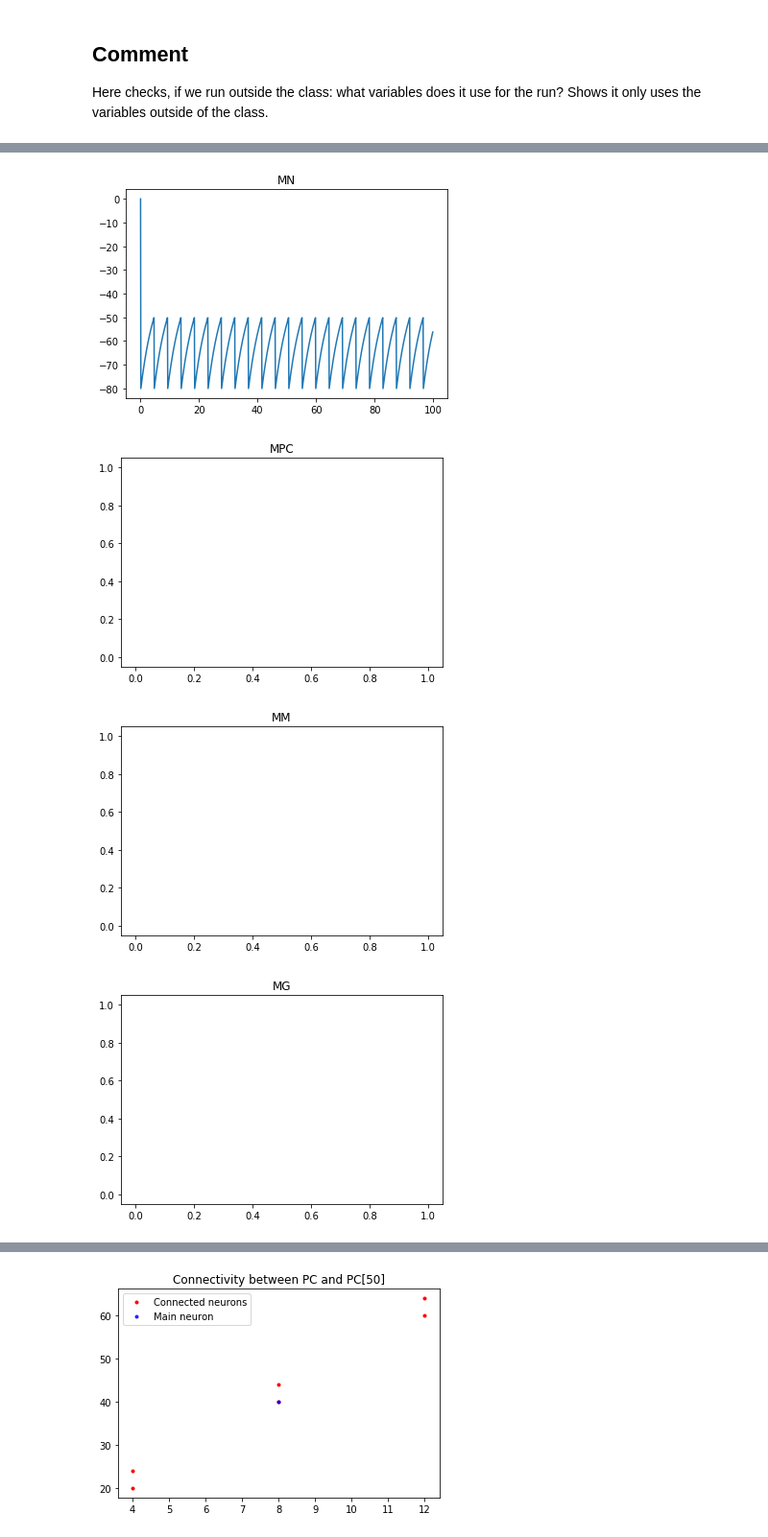
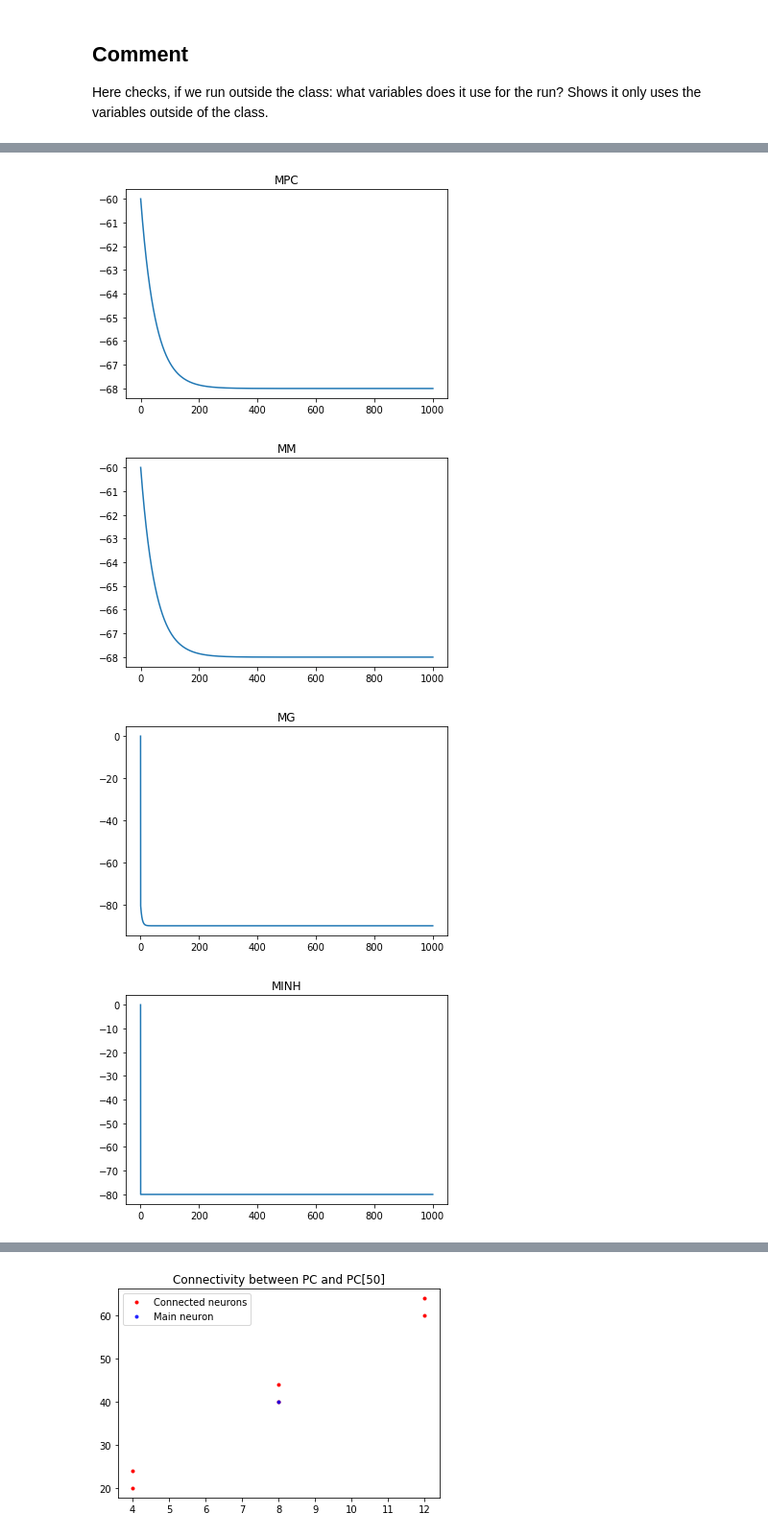
Before and after one commit to Victoriad1996/SemesterProject, a Jupyter notebook: SimpleFairhall/first_project_oop_plots.ipynb, the cells around one changed output, grey strips where cells are left out. Shown at 96% size. Drawn from its saved outputs; the diff is of its cells as text; code cells hidden in the pictures.

```diff
--- a/SimpleFairhall/first_project_oop_plots.ipynb
+++ b/SimpleFairhall/first_project_oop_plots.ipynb
@@ -91,33 +54,33 @@ collect()
 # %%
 #MPC = StateMonitor(M, 'v', record=some_indices(50))
 
-run(100*ms)
+# run(100*ms)
 #plot(MN.t /ms, MN.v[0])
 #title('Test recording')
 #show()
 
-plot(MN.t / ms, MN.w[0], label="0")
-title("MN")
-show()
+# plot(MN.t / ms, MN.w[0], label="0")
+# title("MN")
+# show()
 
 
 plot(fm1.MPC.t / ms, fm1.MPC.v[0], label="0")
 title("MPC")
 show()
 
 plot(fm1.MM.t / ms, fm1.MM.v[0], label="0")
 title("MM")
 show()
 
 plot(fm1.MG.t / ms, fm1.MG.v[0], label="0")
 title("MG")
 show()
 
 plot(fm1.MINH.t / ms, fm1.MINH.v[0], label="0")
 title("MINH")
 show()
 # %% [output]
-[figure, old version]
+[figure, new version]
-[figure, old version]
+[figure, new version]
-[figure, old version]
+[figure, new version]
-[figure, old version]
+[figure, new version]
```
Also changed, not shown: parts of 7 cells of this notebook, 1 other file.
